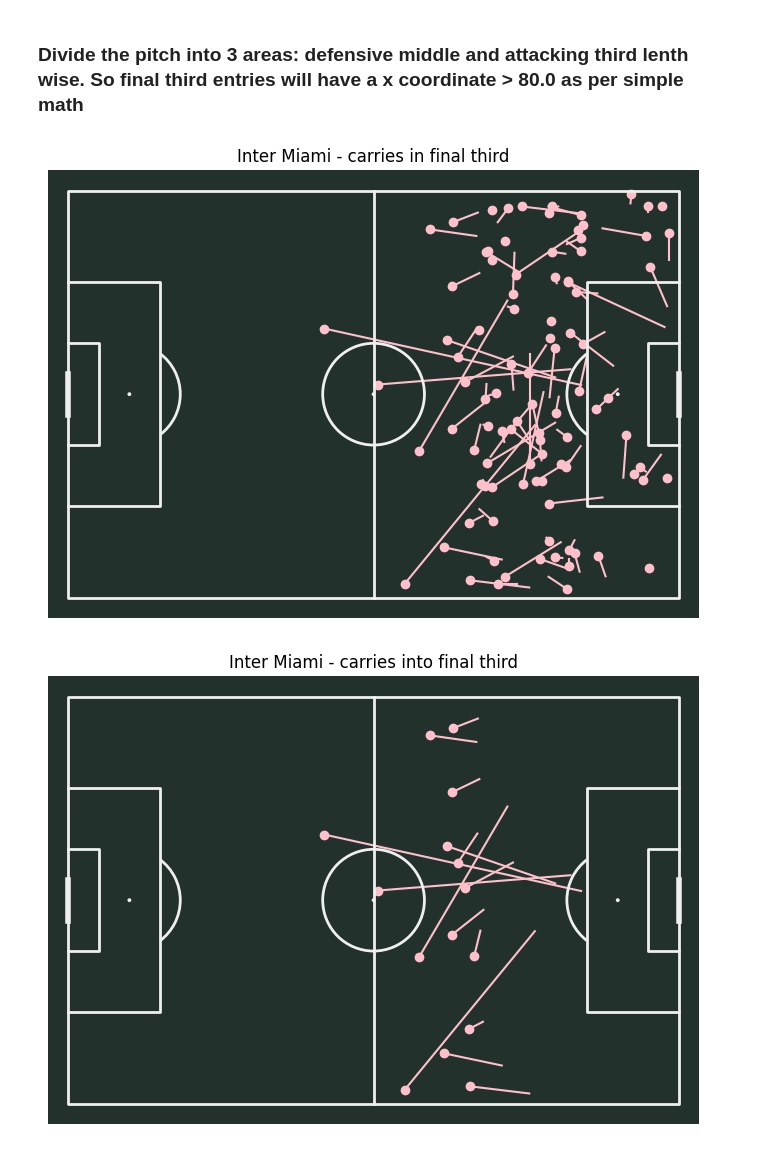
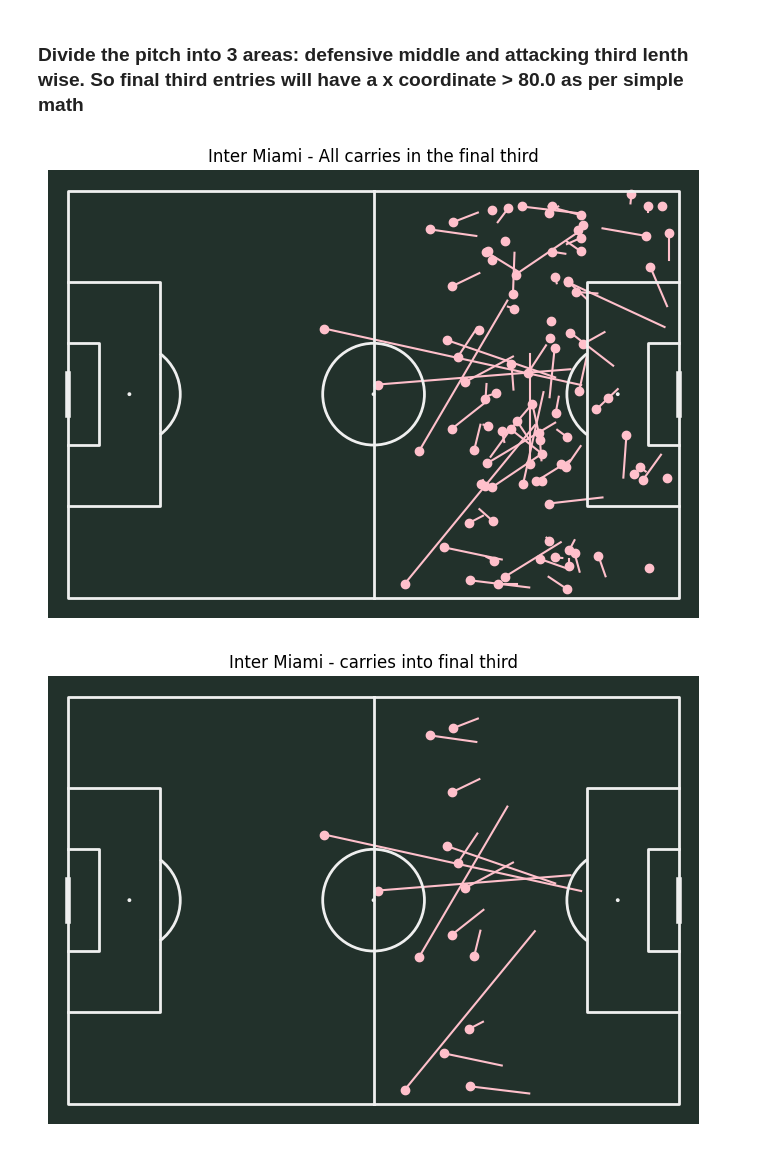
Before and after one commit to der-amit/soccer_plots, a Jupyter notebook: mls_plots.ipynb, the cells around one changed output. Drawn from its saved outputs; the diff is of its cells as text; code cells hidden in the pictures.

```diff
--- a/mls_plots.ipynb
+++ b/mls_plots.ipynb
@@ -250,18 +250,18 @@ dtype: object
 # %%
 fig, ax = pitch.draw(figsize=(8,5))
 
 
 #Inter Miami carries into final third
 carries_f3rd = df_carries[(df_carries['team'] == 'Inter Miami') & (df_carries['carry_end_x'] > 80)]
 ax.plot((carries_f3rd.xstart, carries_f3rd.carry_end_x),(carries_f3rd.ystart, carries_f3rd.carry_end_y),color = 'pink')
 ax.plot(carries_f3rd.xstart, carries_f3rd.ystart, 'o', color = 'pink')
 
 
-ax.set_title("Inter Miami - carries in final third")
+ax.set_title("Inter Miami - All carries in the final third")
 
 plt.show()
 # %% [output]
-[figure, old version]
+[figure, new version]
 # %%
 fig, ax = pitch.draw(figsize=(8,5))
 
```
Also changed, not shown: parts of 1 cell of this notebook.
